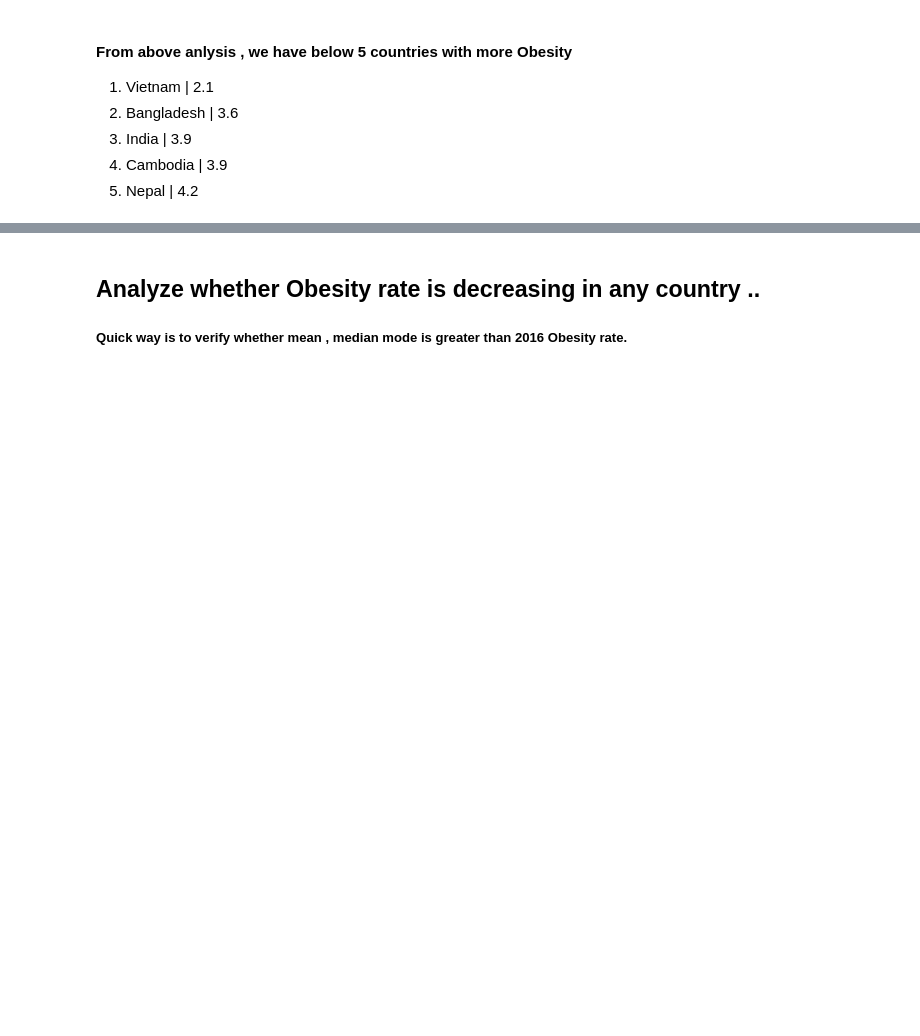
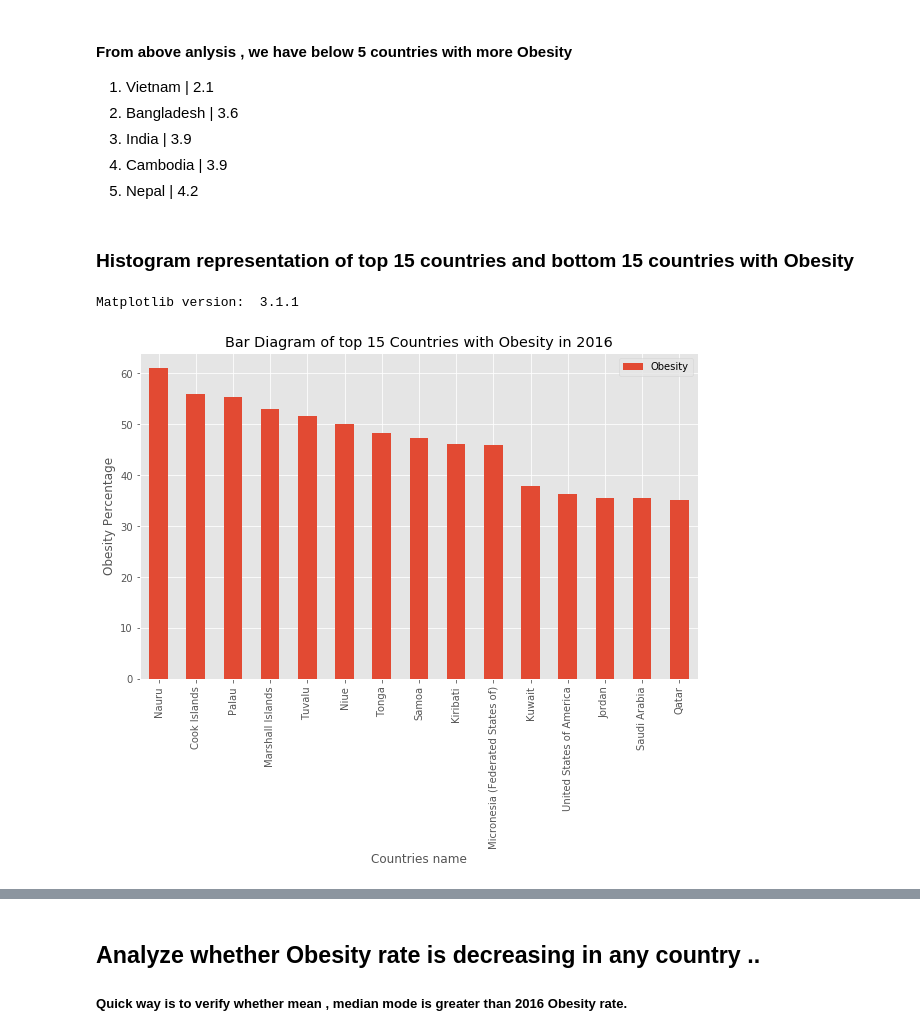
Before and after one commit to Upendrapcu/Analysis-of-Obesity-data-, a Jupyter notebook: Obesity Analysis.ipynb, the cells around one changed output, grey strips where cells are left out. Saved outputs shown, nothing was run; the diff lists cells and outputs as text; code cells hidden in the pictures; blank space fills up the shorter version.

```diff
--- a/Obesity Analysis.ipynb
+++ b/Obesity Analysis.ipynb
@@ -186,3 +197,29 @@ df_Bottom15_Obese_list=df_2016.sort_values('Obesity',ascending=True).head(15)
 3) India        | 3.9
 4) Cambodia     | 3.9
 5) Nepal        | 4.2
+# %% [markdown]
+### Histogram representation of top 15 countries and bottom 15 countries with Obesity
+# %%
+# use the inline backend to generate the plots within the browser
+%matplotlib inline
+
+import matplotlib as mpl
+import matplotlib.pyplot as plt
+
+mpl.style.use('ggplot') # optional: for ggplot-like style
+
+# check for latest version of Matplotlib
+print ('Matplotlib version: ', mpl.__version__) # >= 2.0.0
+# %% [output]
+Matplotlib version:  3.1.1
+# %%
+# BAr Diagram view of top 15 countries with Obesity.
+df_top15_Obese_List.plot(kind='bar', figsize=(10, 6), rot=90)
+
+plt.title('Bar Diagram of top 15 Countries with Obesity in 2016') # add a title to the histogram
+plt.xlabel('Countries name') # add y-label
+plt.ylabel('Obesity Percentage') # add x-label
+
+plt.show()
+# %% [output]
+[figure, added]
```
Also changed, not shown: parts of 30 cells of this notebook.
